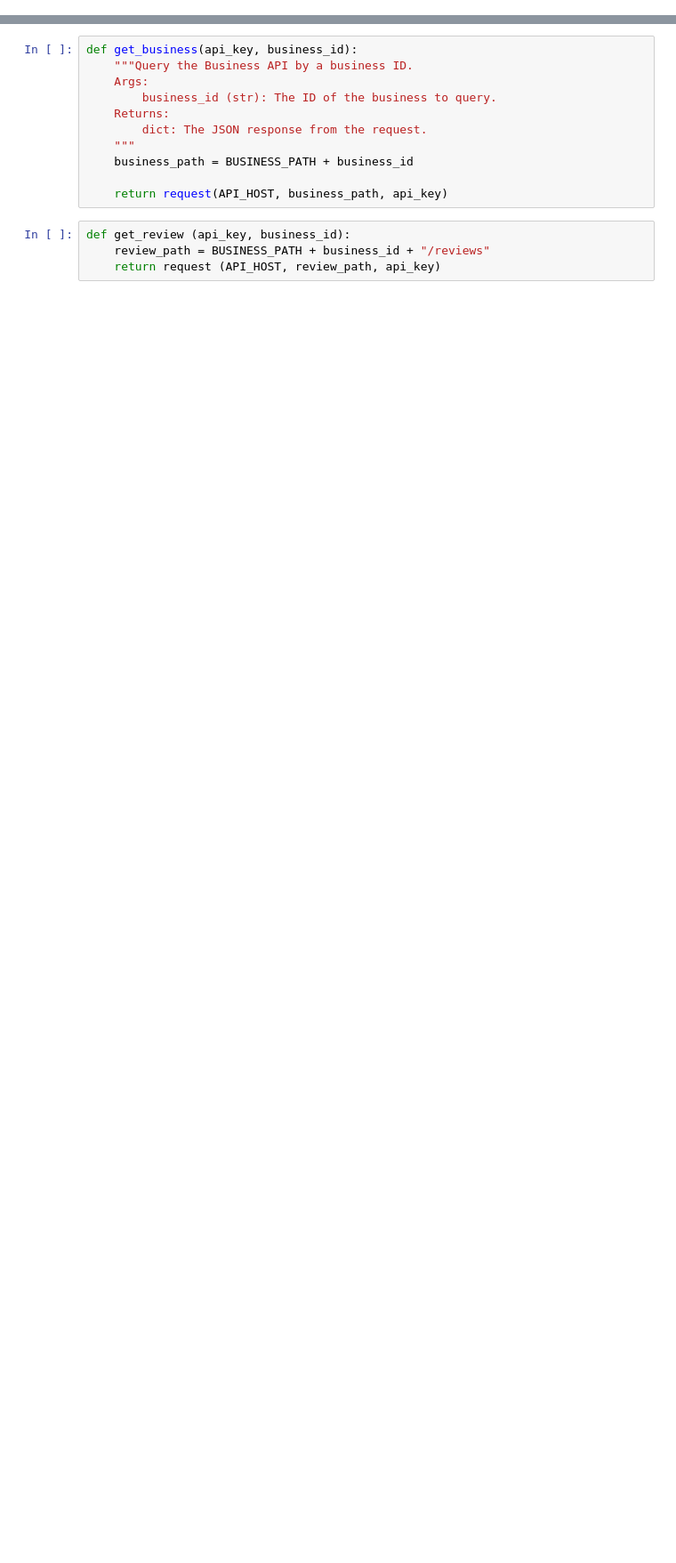
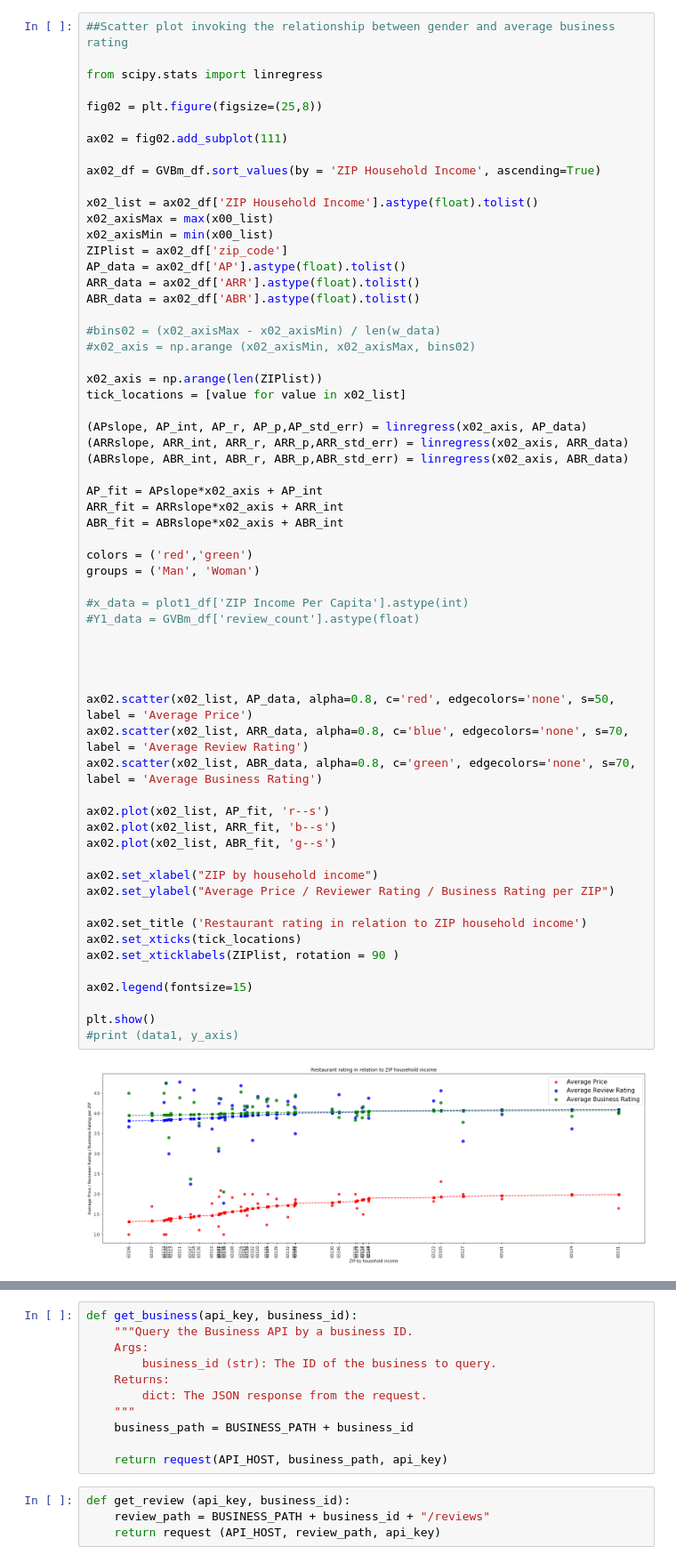
Before and after one commit to DutchDS/Project-1, a Jupyter notebook: yelp_API_review_Extractor.ipynb, the cells around one changed output, grey strips where cells are left out. Shown: that part at 89% size. Drawn from its saved outputs; the diff is of its cells as text; blank space fills up the shorter version.

```diff
--- a/yelp_API_review_Extractor.ipynb
+++ b/yelp_API_review_Extractor.ipynb
@@ -256,0 +589,63 @@ fig
+# %%
+##Scatter plot invoking the relationship between gender and average business rating
+
+from scipy.stats import linregress
+
+fig02 = plt.figure(figsize=(25,8))
+
+ax02 = fig02.add_subplot(111)
+
+ax02_df = GVBm_df.sort_values(by = 'ZIP Household Income', ascending=True)
+
+x02_list = ax02_df['ZIP Household Income'].astype(float).tolist()
+x02_axisMax = max(x00_list)
+x02_axisMin = min(x00_list)
+ZIPlist = ax02_df['zip_code']
+AP_data = ax02_df['AP'].astype(float).tolist()
+ARR_data = ax02_df['ARR'].astype(float).tolist()
+ABR_data = ax02_df['ABR'].astype(float).tolist()
+
+#bins02 = (x02_axisMax - x02_axisMin) / len(w_data)
+#x02_axis = np.arange (x02_axisMin, x02_axisMax, bins02)
+
+x02_axis = np.arange(len(ZIPlist))
+tick_locations = [value for value in x02_list]
+
+(APslope, AP_int, AP_r, AP_p,AP_std_err) = linregress(x02_axis, AP_data)
+(ARRslope, ARR_int, ARR_r, ARR_p,ARR_std_err) = linregress(x02_axis, ARR_data)
+(ABRslope, ABR_int, ABR_r, ABR_p,ABR_std_err) = linregress(x02_axis, ABR_data)
+
+AP_fit = APslope*x02_axis + AP_int
+ARR_fit = ARRslope*x02_axis + ARR_int
+ABR_fit = ABRslope*x02_axis + ABR_int
+
+colors = ('red','green')
+groups = ('Man', 'Woman')
+
+#x_data = plot1_df['ZIP Income Per Capita'].astype(int)
+#Y1_data = GVBm_df['review_count'].astype(float)
+
+
+
+
+ax02.scatter(x02_list, AP_data, alpha=0.8, c='red', edgecolors='none', s=50, label = 'Average Price')
+ax02.scatter(x02_list, ARR_data, alpha=0.8, c='blue', edgecolors='none', s=70, label = 'Average Review Rating')
+ax02.scatter(x02_list, ABR_data, alpha=0.8, c='green', edgecolors='none', s=70, label = 'Average Business Rating')
+
+ax02.plot(x02_list, AP_fit, 'r--s')
+ax02.plot(x02_list, ARR_fit, 'b--s')
+ax02.plot(x02_list, ABR_fit, 'g--s')
+
+ax02.set_xlabel("ZIP by household income")
+ax02.set_ylabel("Average Price / Reviewer Rating / Business Rating per ZIP")
+
+ax02.set_title ('Restaurant rating in relation to ZIP household income')
+ax02.set_xticks(tick_locations)
+ax02.set_xticklabels(ZIPlist, rotation = 90 )
+
+ax02.legend(fontsize=15)
+
+plt.show()
+#print (data1, y_axis)
+# %% [output]
+[figure, added]
```
Also changed, not shown: parts of 92 cells of this notebook, 10 other files.
